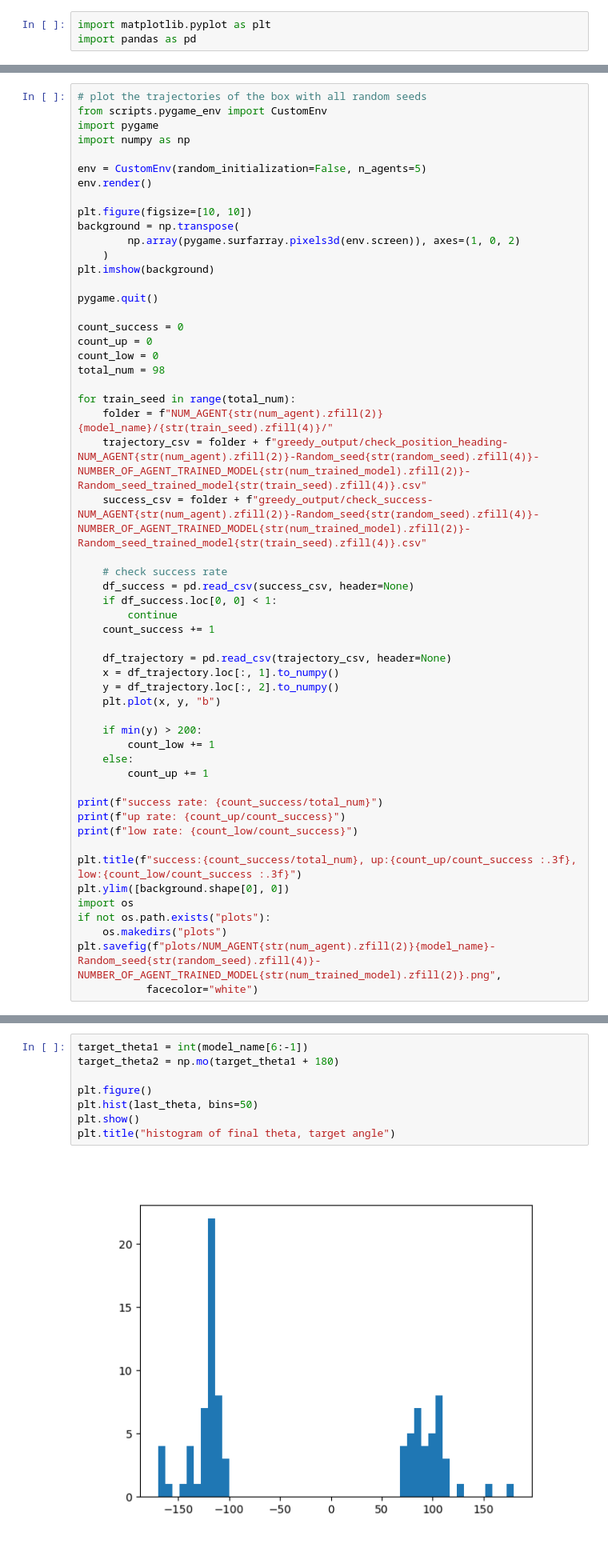
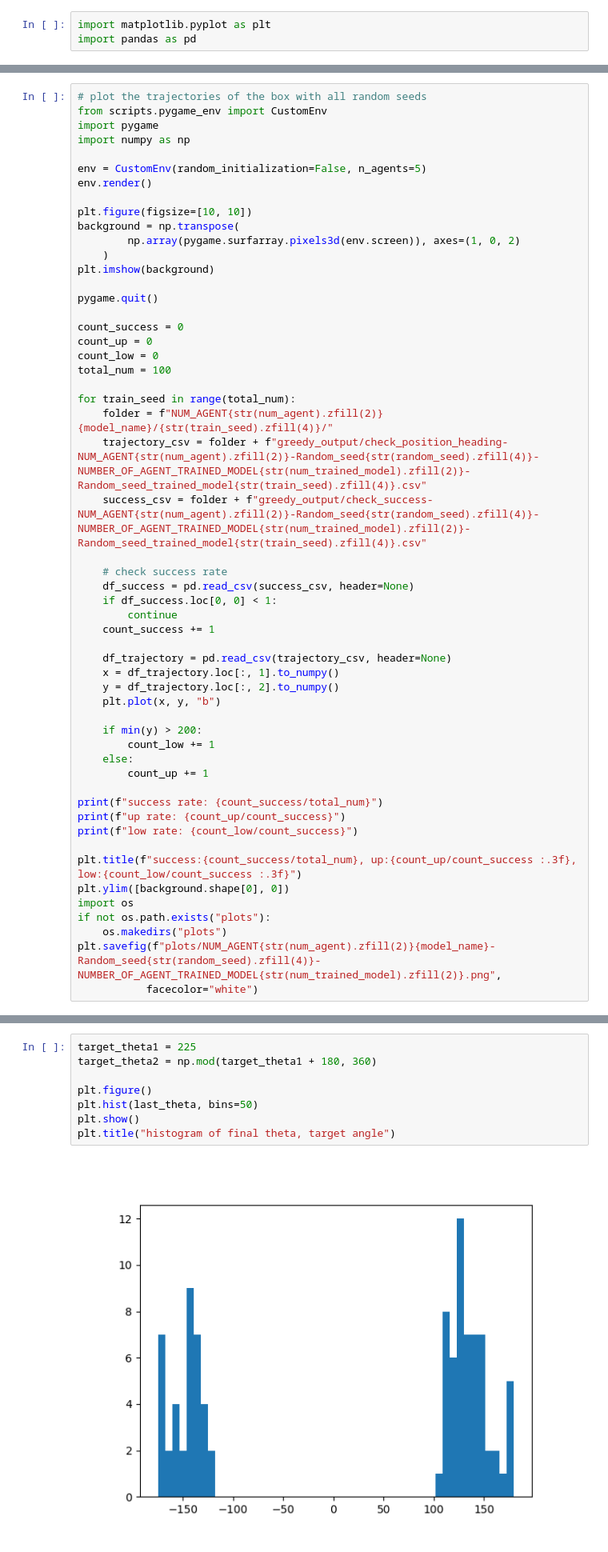
Before and after one commit to jihao2021/box-pushing, a Jupyter notebook: plotting.ipynb, the cells around one changed output, grey strips where cells are left out. Shown at 80% size. Cells and saved outputs as stored; diff of their text form.

```diff
--- a/plotting.ipynb
+++ b/plotting.ipynb
@@ -40,7 +41,7 @@ pygame.quit()
 count_success = 0
 count_up = 0
 count_low = 0
-total_num = 98
+total_num = 100
 
 for train_seed in range(total_num):
     folder = f"NUM_AGENT{str(num_agent).zfill(2)}{model_name}/{str(train_seed).zfill(4)}/"
@@ -202,10 +205,10 @@ plt.savefig(f"plots/NUM_AGENT{str(num_agent).zfill(2)}{model_name}-Random_seed{s
 # %%
-target_theta1 = int(model_name[6:-1])
-target_theta2 = np.mo(target_theta1 + 180)
+target_theta1 = 225
+target_theta2 = np.mod(target_theta1 + 180, 360)
 
 plt.figure()
 plt.hist(last_theta, bins=50)
 plt.show()
 plt.title("histogram of final theta, target angle")
 # %% [output]
-[figure, old version]
+[figure, new version]
```
Also changed, not shown: parts of 7 cells of this notebook, 2 other files.
